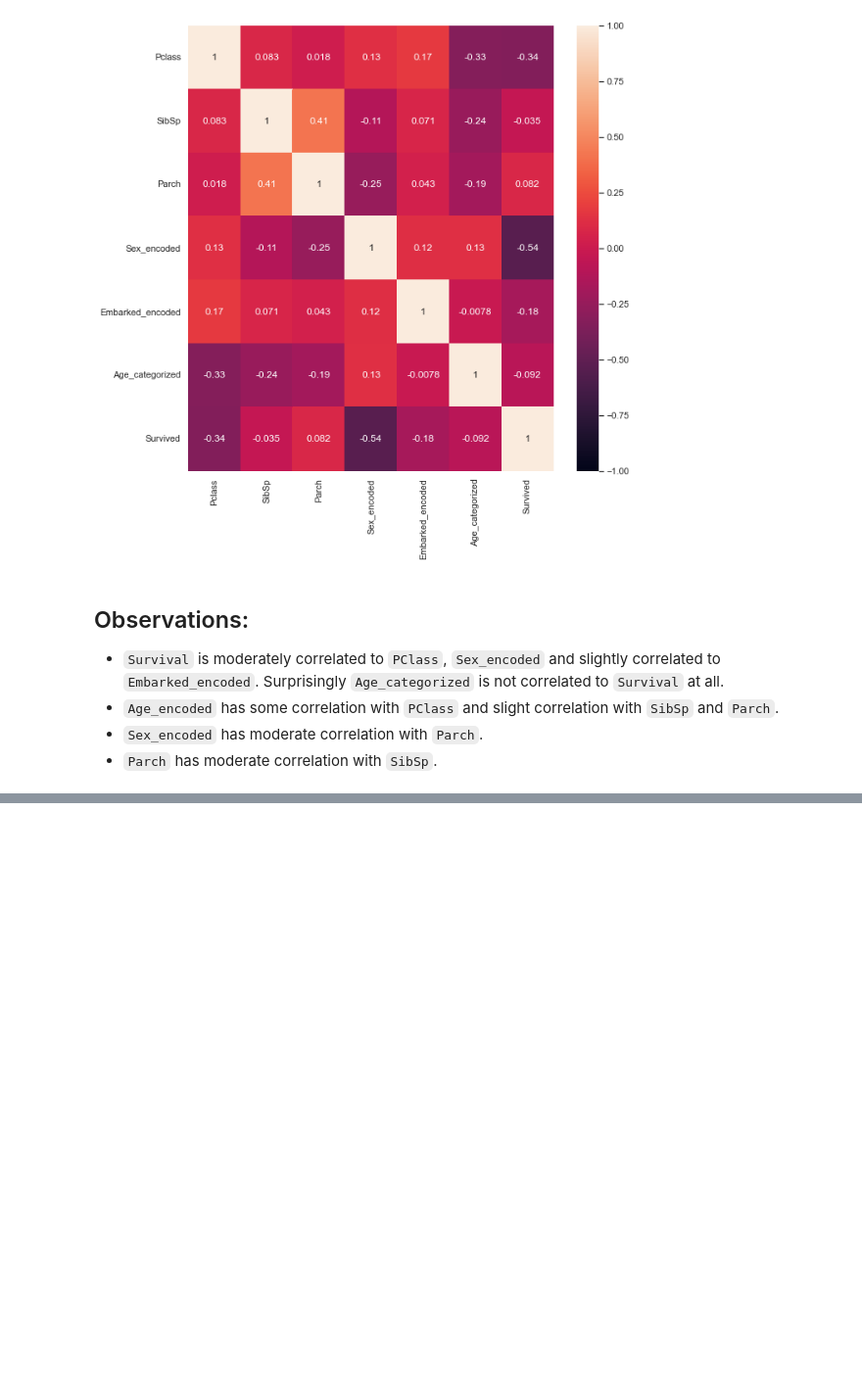
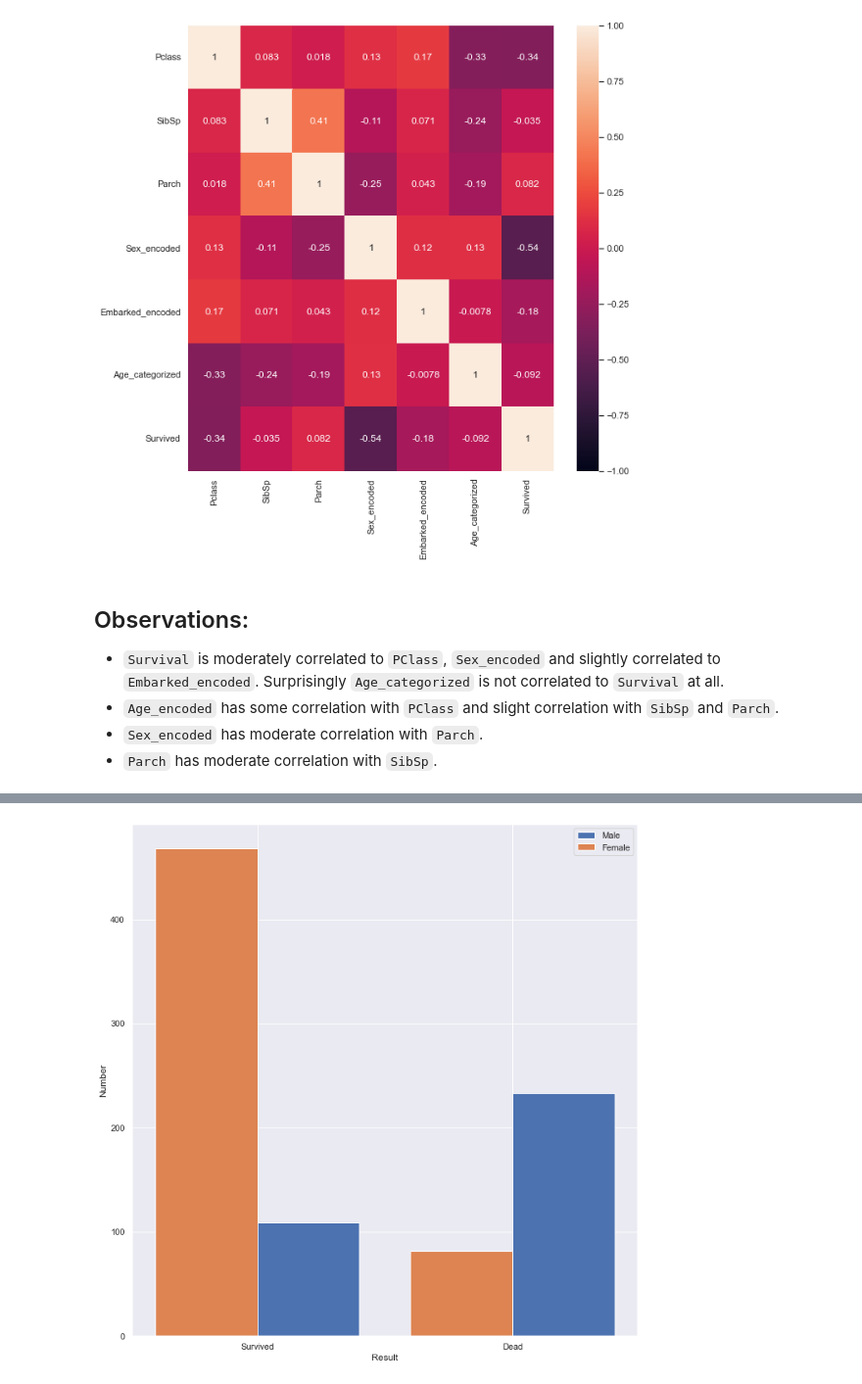
Before and after one commit to Sriram-bb63/titanic-survival-prediction, a Jupyter notebook: EOD.ipynb, the cells around one changed output, grey strips where cells are left out. Shown at 98% size. Saved outputs shown, nothing was run; the diff lists cells and outputs as text; code cells hidden in the pictures; blank space fills up the shorter version.

```diff
--- a/EOD.ipynb
+++ b/EOD.ipynb
@@ -31,0 +82,17 @@ sns.heatmap(df1.corr(), annot=True, vmin=-1, vmax=1)
+# %%
+import numpy as np
+
+x = np.arange(1, 3)
+y1 = [len(df_survived_male), len(df_survived_female)]
+y2 = [len(df_dead_male), len(df_dead_female)]
+plt.ylabel("Number")
+plt.xlabel("Result")
+width = 0.40
+plt.xticks(x, ["Survived", "Dead"])
+plt.bar(x+0.2, y1, width=0.40, label="Male")
+plt.bar(x-0.2, y2, width=0.40, label="Female")
+plt.legend()
+plt.tight_layout()
+plt.show()
+# %% [output]
+[figure, added]
```
Also changed, not shown: parts of 7 cells of this notebook, 2 other files.
